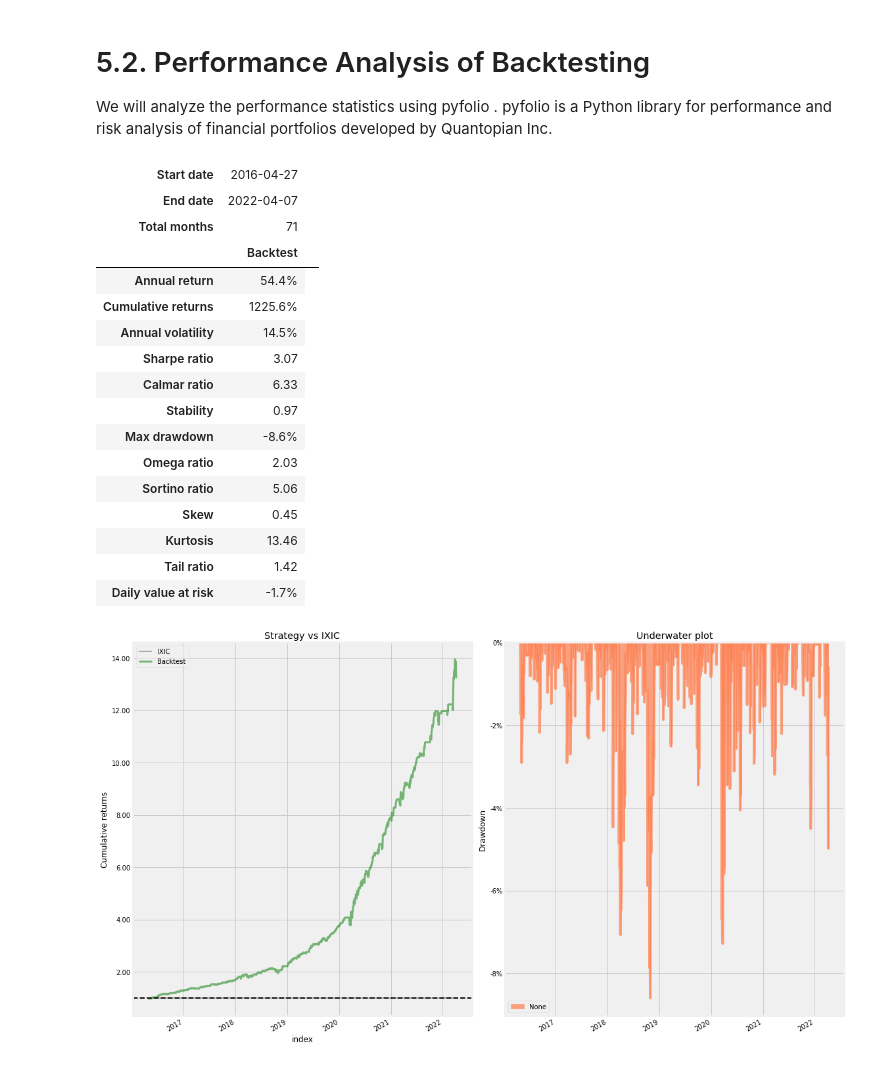
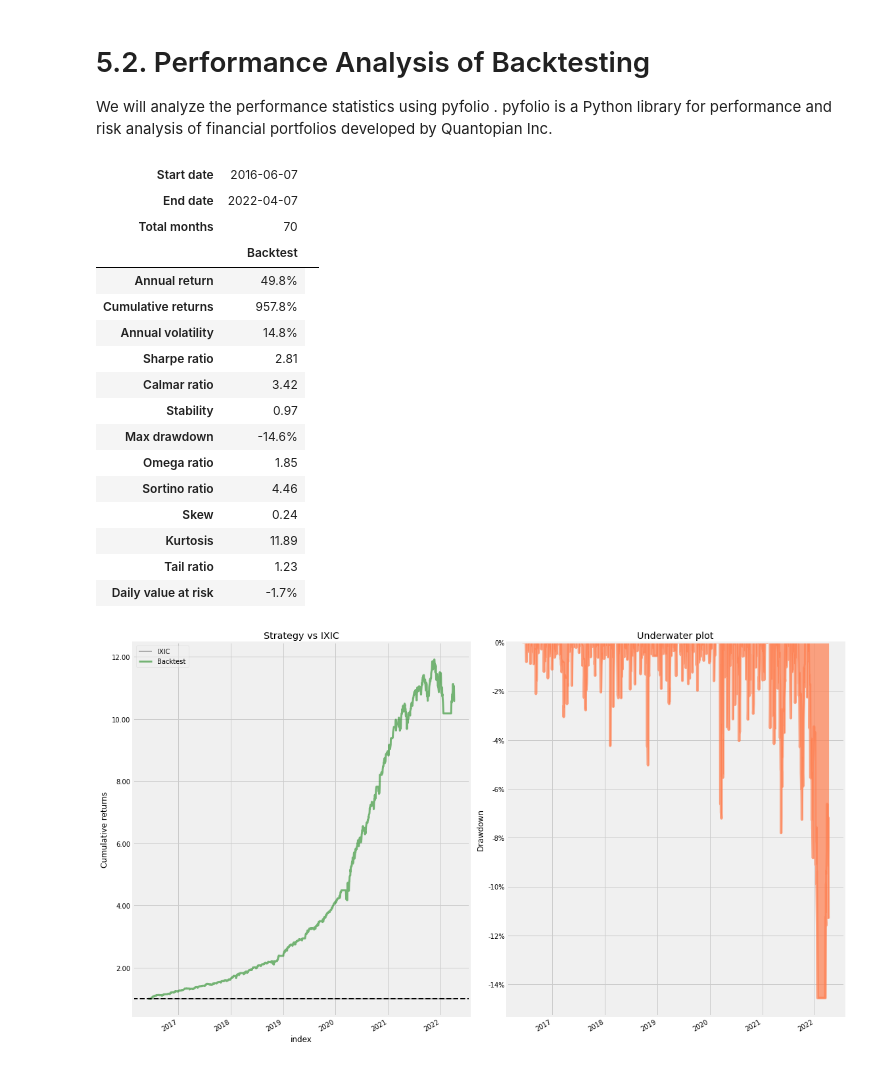
Before and after one commit to ayoubbensakhria/wqu690, a Jupyter notebook: VIX_futures_term_struct_trading_strategy_WQU690_Capstone_Experiment_1.ipynb, the cells around one changed output. Cells and saved outputs as stored; diff of their text form; code cells hidden in the pictures.

```diff
--- a/VIX_futures_term_struct_trading_strategy_WQU690_Capstone_Experiment_1.ipynb
+++ b/VIX_futures_term_struct_trading_strategy_WQU690_Capstone_Experiment_1.ipynb
@@ -287,7 +316,7 @@ print(feature_names)
 X = df[feature_names]
 y = df['tsignal']
 
-X_train, X_test, y_train, y_test = train_test_split(X, y, test_size=0.20)
+X_train, X_test, y_train, y_test = train_test_split(X, y, test_size=0.20, shuffle=False)
 
 rfc = RandomForestClassifier(random_state=100)
 
@@ -295,5 +324,6 @@ rfc = rfc.fit(X_train, y_train)
 y_pred = rfc.predict(X_test)
 report = classification_report(y_test, y_pred)
 print('Model accuracy', accuracy_score(y_test, y_pred, normalize=True))
+print ('Cross Val score', np.mean(cross_val_score(rfc, X_train, y_train, cv=10)))
 print(report)
 # %% [output]
@@ -510,44 +582,43 @@ We will analyze the performance statistics using pyfolio . pyfolio is a Python l
 # %%
 # Extract inputs for pyfolio
 strat = backtest_result[0]
 pyfoliozer = strat.analyzers.getbyname('pyfolio')
 returns, positions, transactions, gross_lev = pyfoliozer.get_pf_items()
 returns.name = 'Strategy'
 # get benchmark returns
 benchmark_rets= stock['returns']
 benchmark_rets = benchmark_rets.filter(returns.index)
 benchmark_rets.name = 'IXIC'
 # get performance statistics for strategy
 pf.show_perf_stats(returns)
 # plot performance for strategy vs benchmark
 fig, ax = plt.subplots(nrows=1, ncols=2, figsize=(16, 9),constrained_layout=True)
 axes = ax.flatten()
 pf.plot_rolling_returns(returns=returns,
                         factor_returns=benchmark_rets,
                         ax=axes[0], title='Strategy vs IXIC')
 axes[0].grid(True)
 pf.plot_drawdown_underwater(returns=returns, ax=axes[1])
 axes[1].grid(True)
 # fig.suptitle('Strategy vs Nifty-50 (Buy and Hold)', fontsize=16, y=0.990)
 plt.grid(True)
-plt.legend()
 plt.tight_layout()
 # %% [output]
-| Start date | 2016-04-27 |  |
+| Start date | 2016-06-07 |  |
 | End date | 2022-04-07 |  |
-| Total months | 71 |  |
+| Total months | 70 |  |
 |  | Backtest |
-| Annual return | 54.4% |
-| Cumulative returns | 1225.6% |
-| Annual volatility | 14.5% |
-| Sharpe ratio | 3.07 |
-| Calmar ratio | 6.33 |
+| Annual return | 49.8% |
+| Cumulative returns | 957.8% |
+| Annual volatility | 14.8% |
+| Sharpe ratio | 2.81 |
+| Calmar ratio | 3.42 |
 | Stability | 0.97 |
-| Max drawdown | -8.6% |
-| Omega ratio | 2.03 |
-| Sortino ratio | 5.06 |
-| Skew | 0.45 |
-| Kurtosis | 13.46 |
-| Tail ratio | 1.42 |
+| Max drawdown | -14.6% |
+| Omega ratio | 1.85 |
+| Sortino ratio | 4.46 |
+| Skew | 0.24 |
+| Kurtosis | 11.89 |
+| Tail ratio | 1.23 |
 | Daily value at risk | -1.7% |
-[figure, old version]
+[figure, new version]
```
Also changed, not shown: parts of 19 cells of this notebook.
